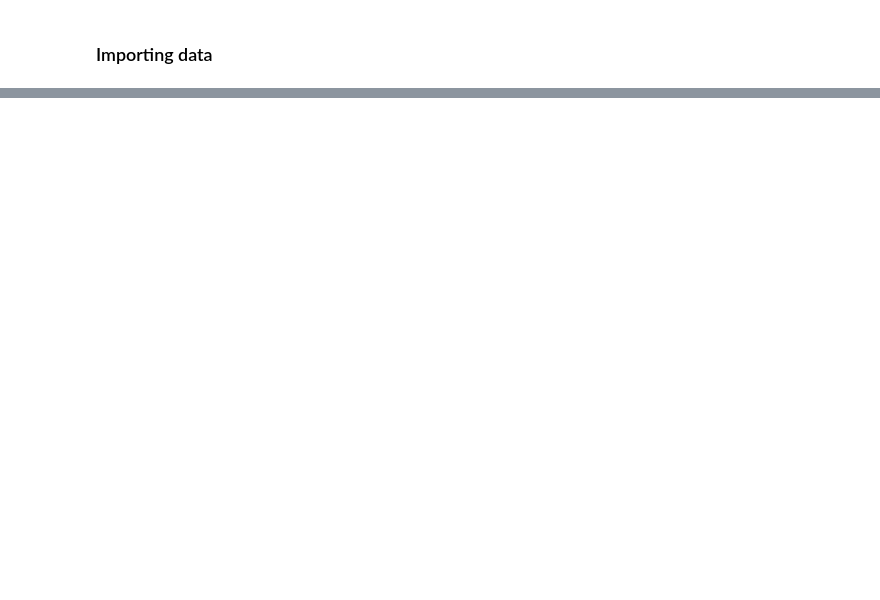
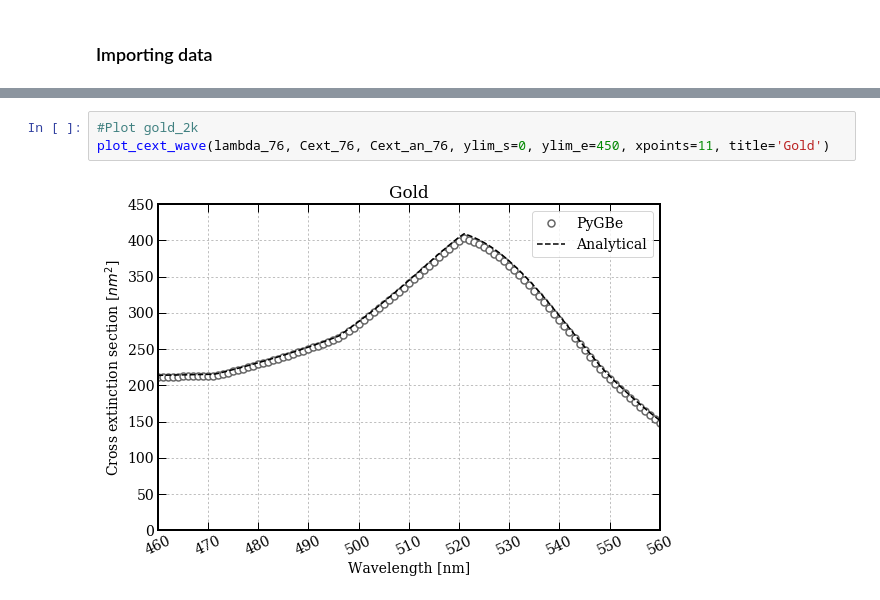
Before and after one commit to barbagroup/pygbe_lspr, a Jupyter notebook: analysis_notebooks/Cext_wave_silver_gold.ipynb, the cells around one changed output, grey strips where cells are left out. Saved outputs shown, nothing was run; the diff lists cells and outputs as text; blank space fills up the shorter version.

```diff
--- a/analysis_notebooks/Cext_wave_silver_gold.ipynb
+++ b/analysis_notebooks/Cext_wave_silver_gold.ipynb
@@ -100,0 +32,5 @@ pyplot.grid(alpha=0.4)
+# %%
+#Plot gold_2k
+plot_cext_wave(lambda_76, Cext_76, Cext_an_76, ylim_s=0, ylim_e=450, xpoints=11, title='Gold')
+# %% [output]
+[figure, added]
```
Also changed, not shown: parts of 11 cells of this notebook.
